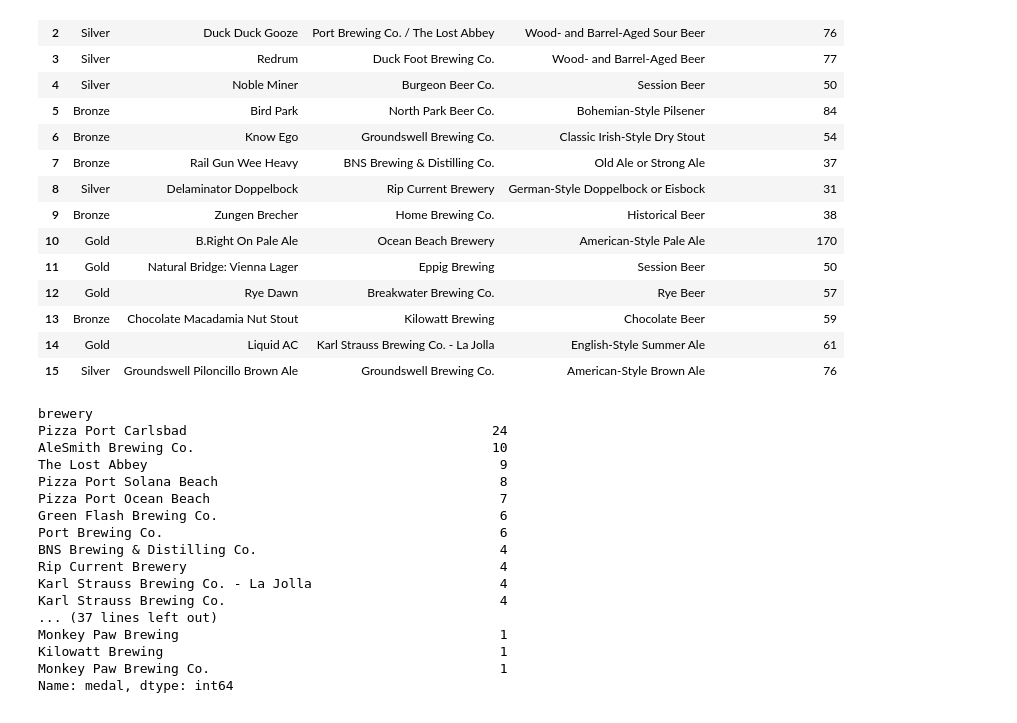
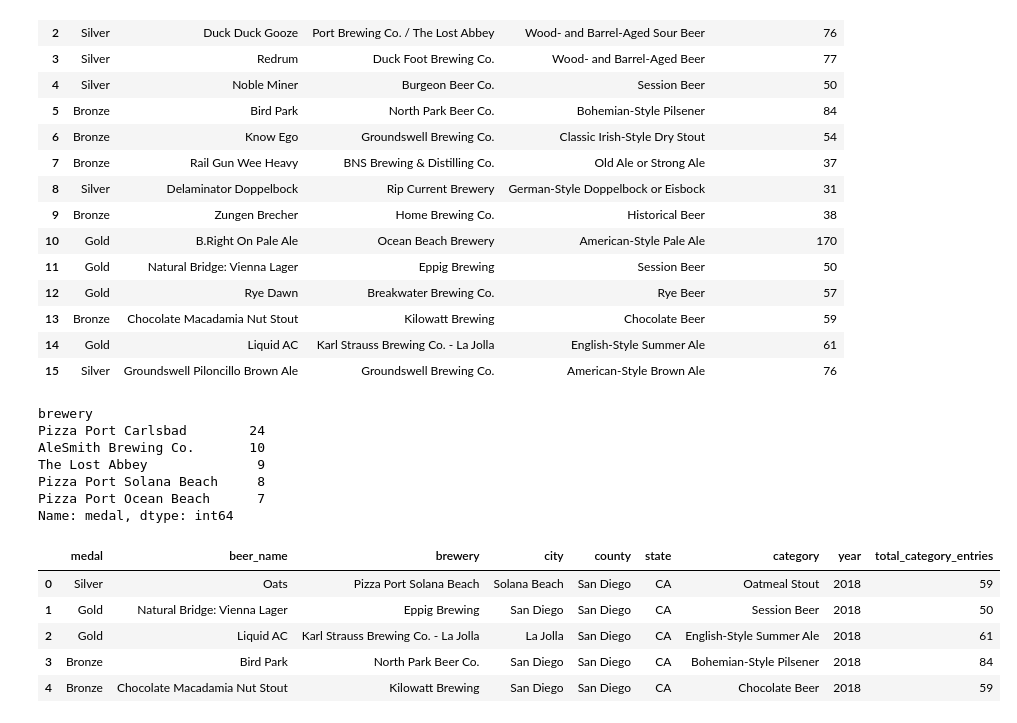
Before and after one commit to jbizzlefoshizzle/Project-1, a Jupyter notebook: CSV.ipynb, the cells around one changed output. Saved outputs shown, nothing was run; the diff lists cells and outputs as text; code cells hidden in the pictures.

```diff
--- a/CSV.ipynb
+++ b/CSV.ipynb
@@ -291,22 +310,21 @@ sd_2018
 # Or a pie chart showing the top 5-7 breweries, with all the others listed as "Other"
 
 # Maybe combine similar names (i.e. "Ballast Point Brewing Co" and "Ballast Point Brewing Co.")
-top_brew_sd
+top_brew_sd.head()
 # %% [output]
 brewery
-Pizza Port Carlsbad                                       24
-AleSmith Brewing Co.                                      10
-The Lost Abbey                                             9
-Pizza Port Solana Beach                                    8
-Pizza Port Ocean Beach                                     7
-Green Flash Brewing Co.                                    6
-Port Brewing Co.                                           6
-BNS Brewing & Distilling Co.                               4
-Rip Current Brewery                                        4
-Karl Strauss Brewing Co. - La Jolla                        4
-Karl Strauss Brewing Co.                                   4
-... (37 lines left out)
-Monkey Paw Brewing                                         1
-Kilowatt Brewing                                           1
-Monkey Paw Brewing Co.                                     1
+Pizza Port Carlsbad        24
+AleSmith Brewing Co.       10
+The Lost Abbey              9
+Pizza Port Solana Beach     8
+Pizza Port Ocean Beach      7
 Name: medal, dtype: int64
+# %%
+sd_data.head()
+# %% [output]
+|  | medal | beer_name | brewery | city | county | state | category | year | total_category_entries |
+| 0 | Silver | Oats | Pizza Port Solana Beach | Solana Beach | San Diego | CA | Oatmeal Stout | 2018 | 59 |
+| 1 | Gold | Natural Bridge: Vienna Lager | Eppig Brewing | San Diego | San Diego | CA | Session Beer | 2018 | 50 |
+| 2 | Gold | Liquid AC | Karl Strauss Brewing Co. - La Jolla | La Jolla | San Diego | CA | English-Style Summer Ale | 2018 | 61 |
+| 3 | Bronze | Bird Park | North Park Beer Co. | San Diego | San Diego | CA | Bohemian-Style Pilsener | 2018 | 84 |
+| 4 | Bronze | Chocolate Macadamia Nut Stout | Kilowatt Brewing | San Diego | San Diego | CA | Chocolate Beer | 2018 | 59 |
```
Also changed, not shown: parts of 18 cells of this notebook.
